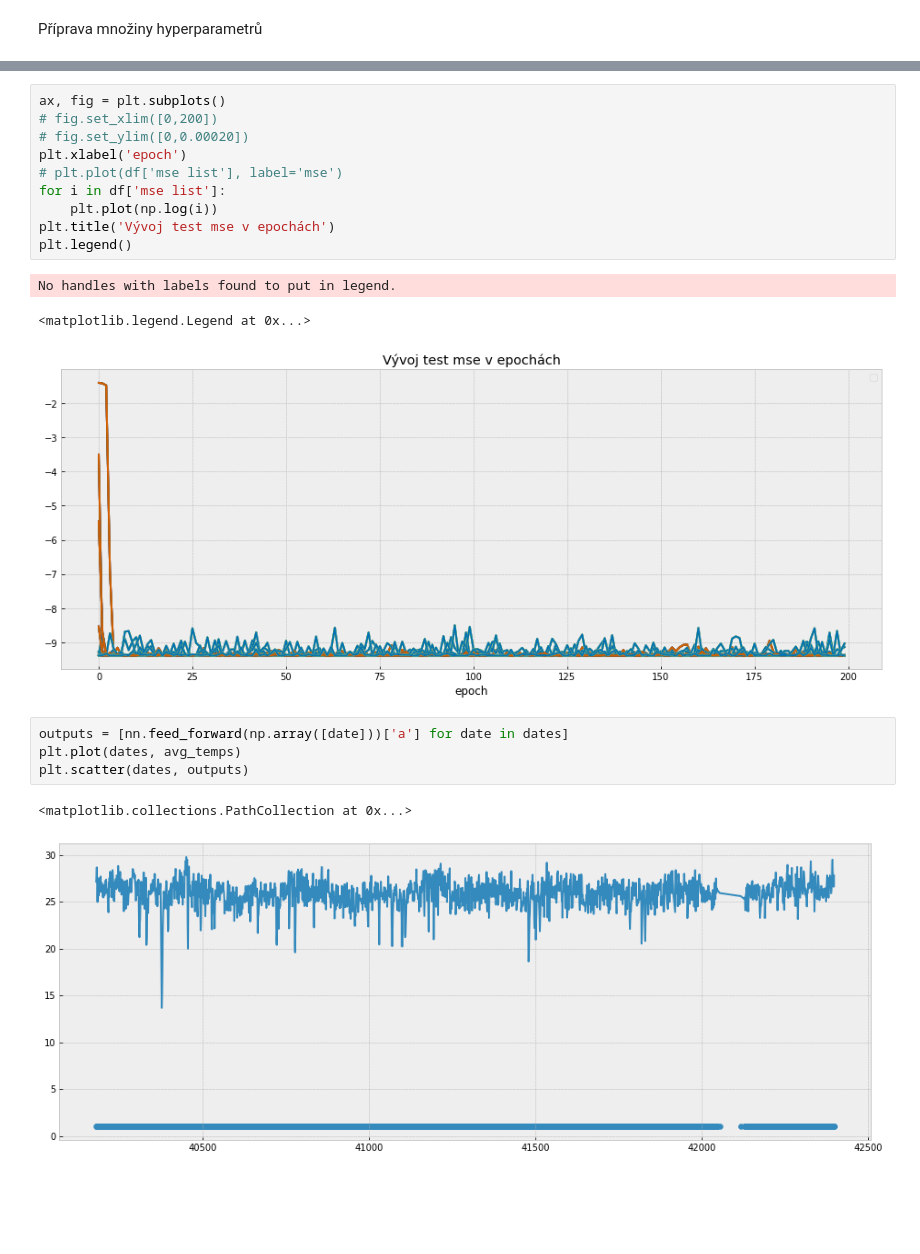
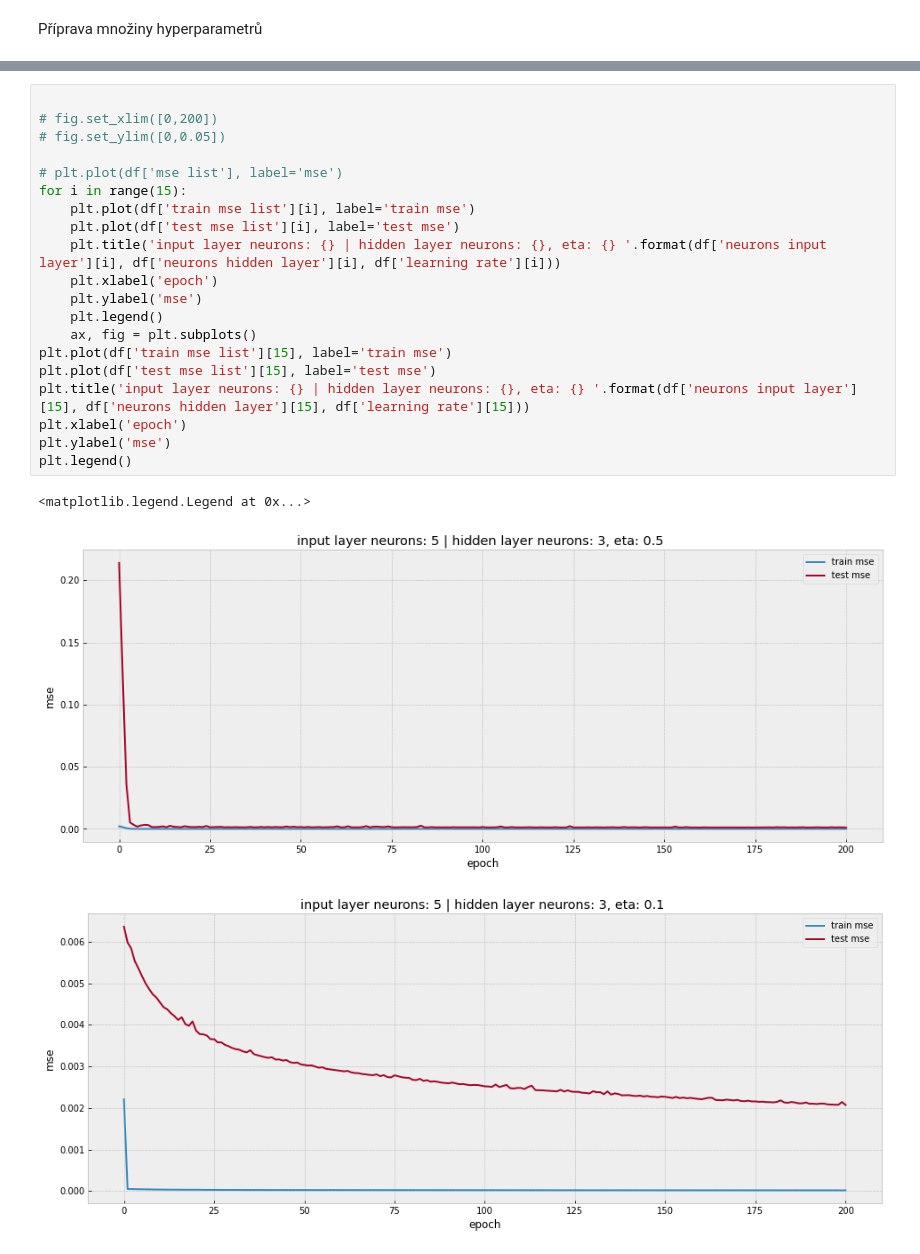
Before and after one commit to vichr-vita/neuralnet-project-1o, a Jupyter notebook: timeseries_predict.ipynb, the cells around one changed output, grey strips where cells are left out. Drawn from its saved outputs; the diff is of its cells as text; blank space fills up the shorter version.

```diff
--- a/timeseries_predict.ipynb
+++ b/timeseries_predict.ipynb
@@ -198,21 +232,24 @@ DONE
-# %%
-ax, fig = plt.subplots()
-# fig.set_xlim([0,200])
-# fig.set_ylim([0,0.00020])
-plt.xlabel('epoch')
-# plt.plot(df['mse list'], label='mse')
-for i in df['mse list']:
-    plt.plot(np.log(i))
-plt.title('Vývoj test mse v epochách')
-plt.legend()
-# %% [output]
-No handles with labels found to put in legend.
-<matplotlib.legend.Legend at 0x...>
-[figure, removed]
-# %%
-outputs = [nn.feed_forward(np.array([date]))['a'] for date in dates]
-plt.plot(dates, avg_temps)
-plt.scatter(dates, outputs)
-# %% [output]
-<matplotlib.collections.PathCollection at 0x...>
-[figure, removed]
+# %%
+
+# fig.set_xlim([0,200])
+# fig.set_ylim([0,0.05])
+
+# plt.plot(df['mse list'], label='mse')
+for i in range(15):
+    plt.plot(df['train mse list'][i], label='train mse')
+    plt.plot(df['test mse list'][i], label='test mse')
+    plt.title('input layer neurons: {} | hidden layer neurons: {}, eta: {} '.format(df['neurons input layer'][i], df['neurons hidden layer'][i], df['learning rate'][i]))
+    plt.xlabel('epoch')
+    plt.ylabel('mse')
+    plt.legend()
+    ax, fig = plt.subplots()
+plt.plot(df['train mse list'][15], label='train mse')
+plt.plot(df['test mse list'][15], label='test mse')
+plt.title('input layer neurons: {} | hidden layer neurons: {}, eta: {} '.format(df['neurons input layer'][15], df['neurons hidden layer'][15], df['learning rate'][15]))
+plt.xlabel('epoch')
+plt.ylabel('mse')
+plt.legend()
+# %% [output]
+<matplotlib.legend.Legend at 0x...>
+[figure, added]
+[figure, added]
```
Also changed, not shown: parts of 35 cells of this notebook, 9 other files.
